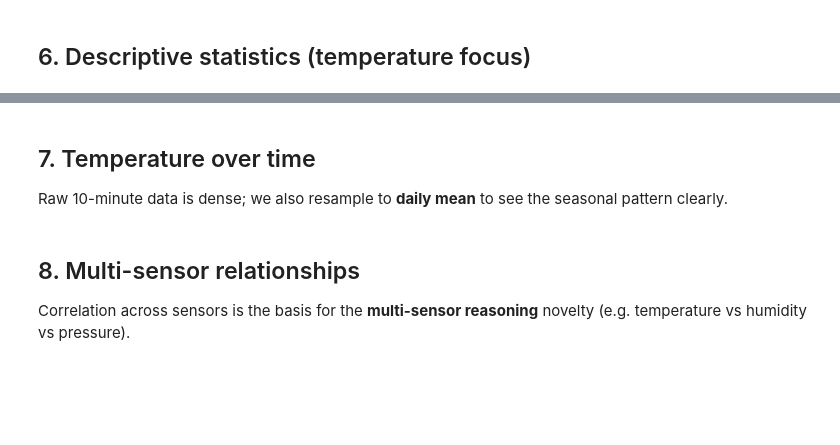
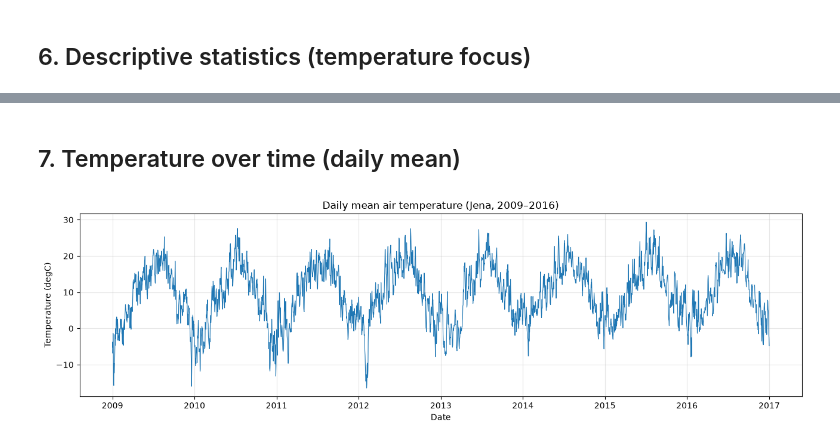
Before and after one commit to bellosahmed/time_series_hci, a Jupyter notebook: v1/notebooks/01_data_exploration.ipynb, the cells around one changed output, grey strips where cells are left out. Cells and saved outputs as stored; diff of their text form; code cells hidden in the pictures; blank space fills up the shorter version.

```diff
--- a/v1/notebooks/01_data_exploration.ipynb
+++ b/v1/notebooks/01_data_exploration.ipynb
@@ -43,13 +40,20 @@
 # %%
+from pathlib import Path
+import numpy as np
 import pandas as pd
-import numpy as np
 import matplotlib.pyplot as plt
 
 pd.set_option("display.max_columns", None)
 
-# data/ lives at the repo root: code/data/  (this notebook is in code/v1/notebooks/)
-DATA_PATH = "../../data/jena_climate_2009_2016.csv"
+def find_data(name="jena_climate_2009_2016.csv"):
+    for base in [Path.cwd(), *Path.cwd().parents]:
+        candidate = base / "data" / name
+        if candidate.exists():
+            return candidate
+    raise FileNotFoundError(f"{name} not found; run this notebook from inside the repo.")
 
+DATA_PATH = find_data()
+print("Using:", DATA_PATH)
 df = pd.read_csv(DATA_PATH)
 print(f"Loaded {df.shape[0]:,} rows x {df.shape[1]} columns")
 df.head()
@@ -87,19 +146,11 @@ df.describe().T
 # %% [markdown]
-## 7. Temperature over time
-
-Raw 10-minute data is dense; we also resample to **daily mean** to see the seasonal pattern clearly.
+## 7. Temperature over time (daily mean)
 # %%
 daily_temp = temp.resample("D").mean()
-
 fig, ax = plt.subplots(figsize=(13, 4))
 ax.plot(daily_temp.index, daily_temp.values, linewidth=0.8)
 ax.set_title("Daily mean air temperature (Jena, 2009–2016)")
-ax.set_xlabel("Date")
-ax.set_ylabel("Temperature (degC)")
-ax.grid(True, alpha=0.3)
-plt.tight_layout()
-plt.show()
+ax.set_xlabel("Date"); ax.set_ylabel("Temperature (degC)"); ax.grid(True, alpha=0.3)
+plt.tight_layout(); plt.show()
+# %% [output]
+[figure, added]
-# %% [markdown]
-## 8. Multi-sensor relationships
-
-Correlation across sensors is the basis for the **multi-sensor reasoning** novelty (e.g. temperature vs humidity vs pressure).
```
Also changed, not shown: parts of 16 cells of this notebook, 3 other files.
